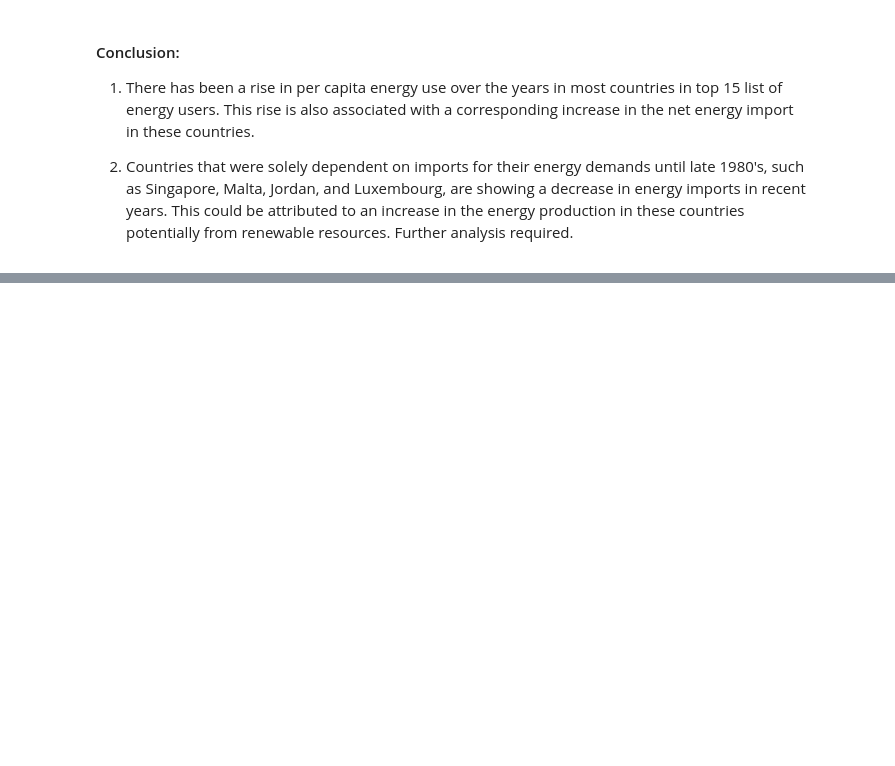
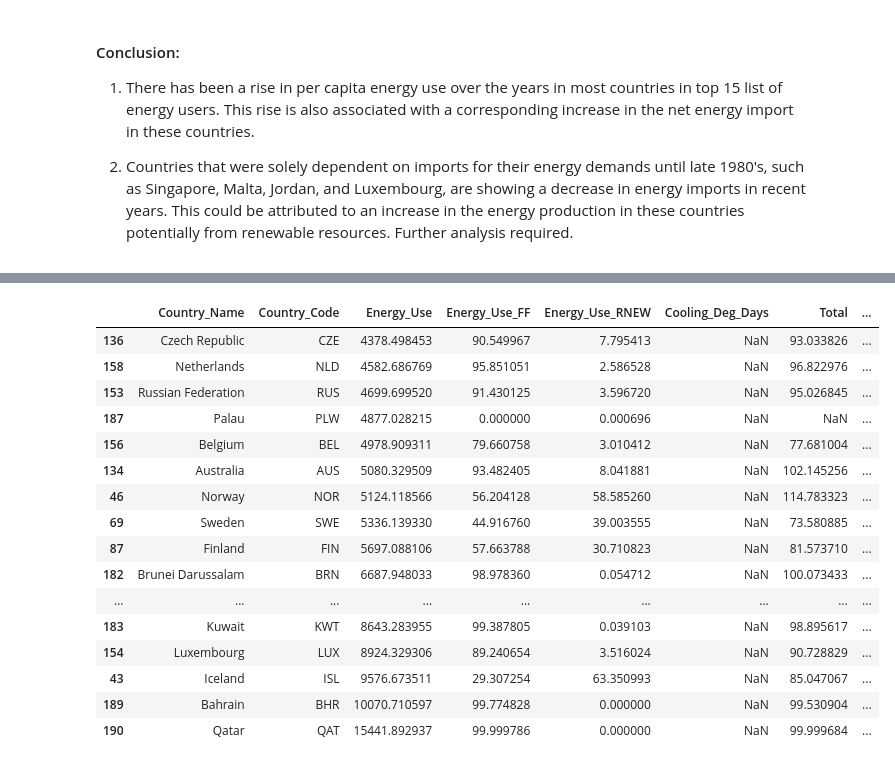
Before and after one commit to radhikaj103/World-ESG-Project, a Jupyter notebook: notebooks/ESG_World_Energy_Indicators.ipynb, the cells around one changed output, grey strips where cells are left out. Cells and saved outputs as stored; diff of their text form; code cells hidden in the pictures; blank space fills up the shorter version.

```diff
--- a/notebooks/ESG_World_Energy_Indicators.ipynb
+++ b/notebooks/ESG_World_Energy_Indicators.ipynb
@@ -339,0 +664,40 @@ dtype: int64
+# %%
+df = energyUse_Top20
+df['RENEW_Prop'] = df['Energy_Use'] * (df['Energy_Use_RNEW']/100)
+df['FF_Prop'] = df['Energy_Use'] - df['RENEW_Prop']
+df = df.sort_values(by='Energy_Use')
+display(df)
+fig = px.bar(df, x=['FF_Prop', 'RENEW_Prop'], y='Country_Name', orientation='h',
+            title="Top 20 Countries with the Highest Average Energy Use Per Capita with Green Ranking <br><sup>Data Aggregated Over the Years 1971-2014 </sup>",
+            color_discrete_sequence=['red', 'green'],
+
+            labels={'Country_Name': 'Country',
+                    'value': 'Energy Use (kg of oil equivalent per capita)',
+                   'variable': 'Energy Source'}
+            )
+newnames = {'FF_Prop': 'Fossil Fuels', 'RENEW_Prop': 'Renewables'}
+fig.for_each_trace(lambda t: t.update(name = newnames[t.name]))
+total_labels = [{"y": y, "x": total*1.05, "text": str(rank), "showarrow": False} for y, total, rank in zip(df['Country_Name'], df['Energy_Use'], df['Green_Rank'])]
+fig = fig.update_layout(annotations=total_labels)
+fig.show()
+
+# Save image
+fig.write_image("energyUsePerCapita_Top20_EnergyShareBreakdown_WithGreenRank.png", engine='kaleido', scale=1, width=800, height=600)
+# %% [output]
+|  | Country_Name | Country_Code | Energy_Use | Energy_Use_FF | Energy_Use_RNEW | Cooling_Deg_Days | Total | ... |
+| 136 | Czech Republic | CZE | 4378.498453 | 90.549967 | 7.795413 | NaN | 93.033826 | ... |
+| 158 | Netherlands | NLD | 4582.686769 | 95.851051 | 2.586528 | NaN | 96.822976 | ... |
+| 153 | Russian Federation | RUS | 4699.699520 | 91.430125 | 3.596720 | NaN | 95.026845 | ... |
+| 187 | Palau | PLW | 4877.028215 | 0.000000 | 0.000696 | NaN | NaN | ... |
+| 156 | Belgium | BEL | 4978.909311 | 79.660758 | 3.010412 | NaN | 77.681004 | ... |
+| 134 | Australia | AUS | 5080.329509 | 93.482405 | 8.041881 | NaN | 102.145256 | ... |
+| 46 | Norway | NOR | 5124.118566 | 56.204128 | 58.585260 | NaN | 114.783323 | ... |
+| 69 | Sweden | SWE | 5336.139330 | 44.916760 | 39.003555 | NaN | 73.580885 | ... |
+| 87 | Finland | FIN | 5697.088106 | 57.663788 | 30.710823 | NaN | 81.573710 | ... |
+| 182 | Brunei Darussalam | BRN | 6687.948033 | 98.978360 | 0.054712 | NaN | 100.073433 | ... |
+| ... | ... | ... | ... | ... | ... | ... | ... | ... |
+| 183 | Kuwait | KWT | 8643.283955 | 99.387805 | 0.039103 | NaN | 98.895617 | ... |
+| 154 | Luxembourg | LUX | 8924.329306 | 89.240654 | 3.516024 | NaN | 90.728829 | ... |
+| 43 | Iceland | ISL | 9576.673511 | 29.307254 | 63.350993 | NaN | 85.047067 | ... |
+| 189 | Bahrain | BHR | 10070.710597 | 99.774828 | 0.000000 | NaN | 99.530904 | ... |
+| 190 | Qatar | QAT | 15441.892937 | 99.999786 | 0.000000 | NaN | 99.999684 | ... |
```
Also changed, not shown: parts of 17 cells of this notebook, 6 other files.
